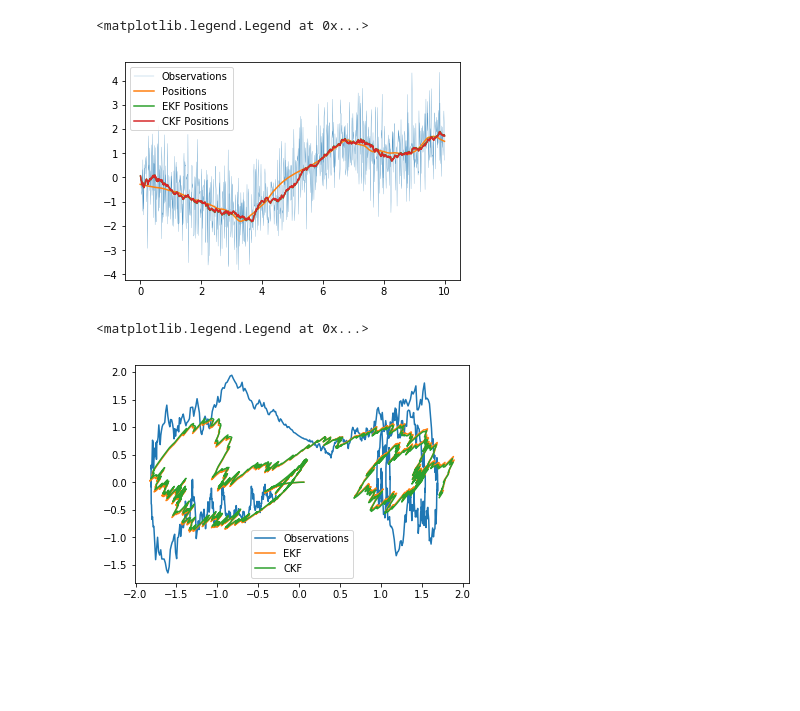
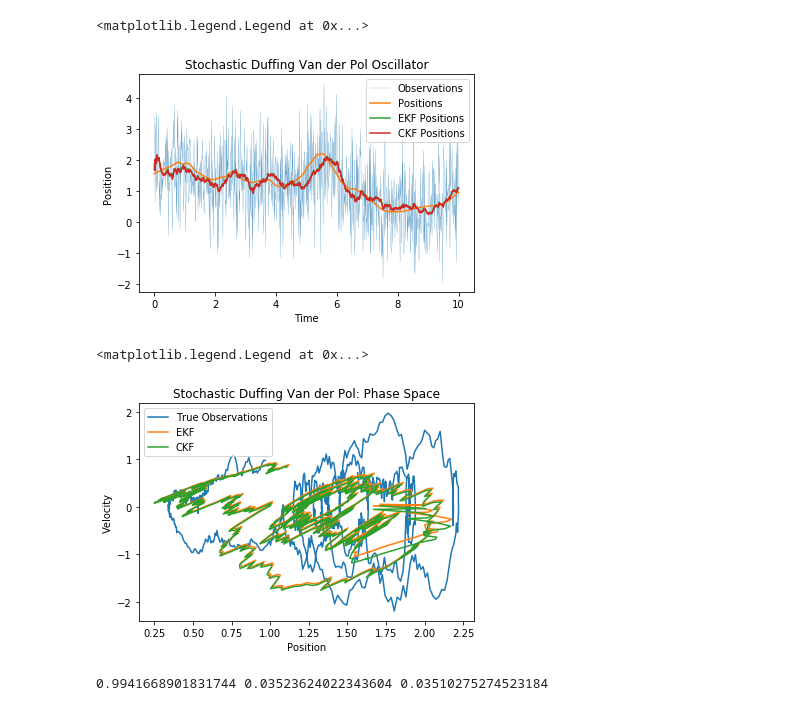
Before and after one commit to Aniket1998/SDE-Filtering, a Jupyter notebook: Duffing.ipynb, the cells around one changed output. Cells and saved outputs as stored; diff of their text form; code cells hidden in the pictures; blank space fills up the shorter version.

```diff
--- a/Duffing.ipynb
+++ b/Duffing.ipynb
@@ -167,17 +167,42 @@ CKF RMSE : 0.04078296645318731
 # %%
 plt.plot(t_T[1:], y_T, linewidth=0.2, label='Observations')
 plt.plot(t_T, x_T[:, 0], label='Positions')
 plt.plot(t_T[1:], m_ekf[:, 0], label='EKF Positions')
 plt.plot(t_T[1:], m_ckf[:, 0], label='CKF Positions')
+plt.xlabel('Time')
+plt.ylabel('Position')
+plt.title('Stochastic Duffing Van der Pol Oscillator')
 plt.legend()
 # %% [output]
 <matplotlib.legend.Legend at 0x...>
-[figure, old version]
+[figure, new version]
 # %%
-plt.plot(x_T[:, 0], x_T[:, 1], label='Observations')
+plt.plot(x_T[:, 0], x_T[:, 1], label='True Observations')
 plt.plot(m_ekf[:, 0], m_ekf[:, 1], label='EKF')
 plt.plot(m_ckf[:, 0], m_ckf[:, 1], label='CKF')
+plt.xlabel('Position')
+plt.ylabel('Velocity')
+plt.title('Stochastic Duffing Van der Pol: Phase Space')
 plt.legend()
 # %% [output]
 <matplotlib.legend.Legend at 0x...>
-[figure, old version]
+[figure, new version]
+# %%
+import tqdm
+n_rep = 10
+rms_b = 0.0
+rms_c = 0.0
+rms_e = 0.0
+
+for _ in tqdm.tqdm(range(n_rep)):
+    x_T, t_T = duffing_sde(n_timesteps, dt, alpha, sigma_q, m_0, P_0, sub_step)
+    y_T = observation_model(x_T, sigma_r)
+    m_ekf, P_ekf = sde_ekf(y_T, dt, alpha, sigma_q, sigma_r, m_0, P_0, sub_step)
+    m_ckf, P_ckf = sde_ckf(y_T, dt, alpha, sigma_q, sigma_r, m_0, P_0, sub_step)
+    rms_b += np.mean((x_T[1:, 0] - y_T) ** 2)
+    rms_e += np.mean((x_T[1:, 0] - m_ekf[:, 0]) ** 2)
+    rms_c += np.mean((x_T[1:, 0] - m_ckf[:, 0]) ** 2)
+
+print(rms_b / 10.0, rms_e / 10.0, rms_c / 10.0)
+# %% [output]
+0.9941668901831744 0.03523624022343604 0.03510275274523184
```
Also changed, not shown: parts of 1 cell of this notebook, 4 other files.
